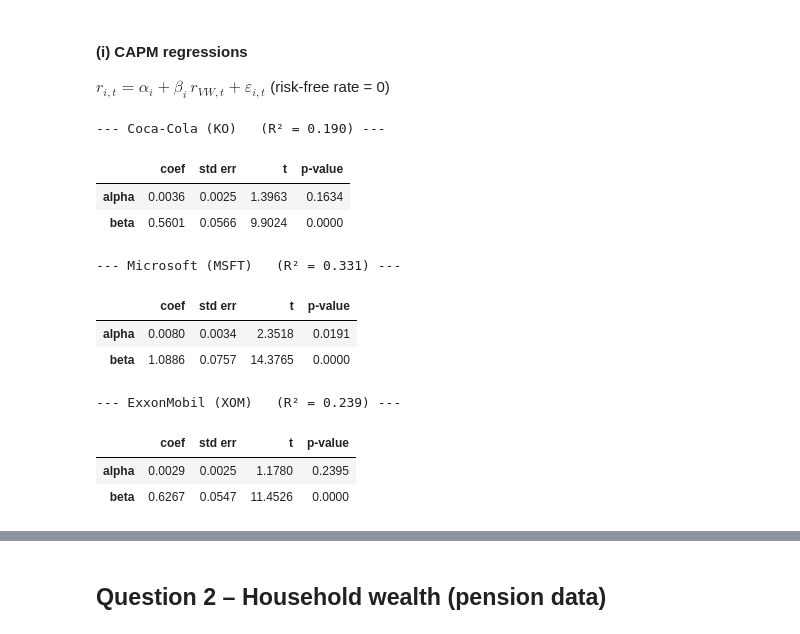
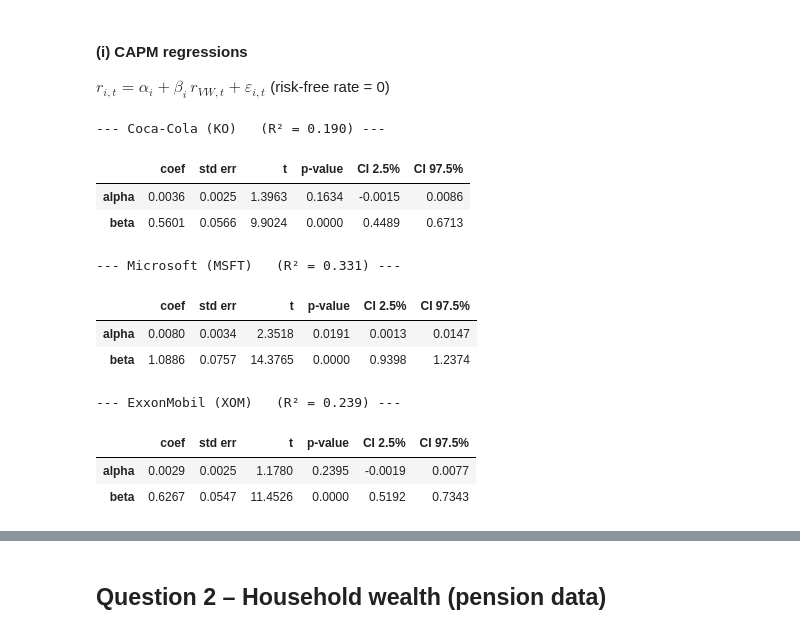
Before and after one commit to floxrm/HW1-Empirical-Methods-assignment-20261106-, a Jupyter notebook: hw1.ipynb, the cells around one changed output, grey strips where cells are left out. Drawn from its saved outputs; the diff is of its cells as text; code cells hidden in the pictures.

```diff
--- a/hw1.ipynb
+++ b/hw1.ipynb
@@ -223,22 +271,23 @@ $r_{i,t} = \alpha_i + \beta_i\, r_{VW,t} + \varepsilon_{i,t}$  (risk-free rate =
 # %%
 X = sm.add_constant(lr["VWRET"])                       # intercept (alpha) + market return (beta)
 capm = {}
 for c in ["COCACOLA", "MICROSOFT", "EXXON"]:
     capm[c] = sm.OLS(lr[c], X).fit()
     m = capm[c]
     print(f"--- {names[c]}   (R² = {m.rsquared:.3f}) ---")
-    display(pd.DataFrame({"coef": m.params, "std err": m.bse, "t": m.tvalues,
-                          "p-value": m.pvalues}).rename(index={"const": "alpha", "VWRET": "beta"}))
+    ci = m.conf_int()                                  # 95% confidence intervals
+    display(pd.DataFrame({"coef": m.params, "std err": m.bse, "t": m.tvalues, "p-value": m.pvalues,
+                          "CI 2.5%": ci[0], "CI 97.5%": ci[1]}).rename(index={"const": "alpha", "VWRET": "beta"}))
 # %% [output]
 --- Coca-Cola (KO)   (R² = 0.190) ---
-|  | coef | std err | t | p-value |
-| alpha | 0.0036 | 0.0025 | 1.3963 | 0.1634 |
-| beta | 0.5601 | 0.0566 | 9.9024 | 0.0000 |
+|  | coef | std err | t | p-value | CI 2.5% | CI 97.5% |
+| alpha | 0.0036 | 0.0025 | 1.3963 | 0.1634 | -0.0015 | 0.0086 |
+| beta | 0.5601 | 0.0566 | 9.9024 | 0.0000 | 0.4489 | 0.6713 |
 --- Microsoft (MSFT)   (R² = 0.331) ---
-|  | coef | std err | t | p-value |
-| alpha | 0.0080 | 0.0034 | 2.3518 | 0.0191 |
-| beta | 1.0886 | 0.0757 | 14.3765 | 0.0000 |
+|  | coef | std err | t | p-value | CI 2.5% | CI 97.5% |
+| alpha | 0.0080 | 0.0034 | 2.3518 | 0.0191 | 0.0013 | 0.0147 |
+| beta | 1.0886 | 0.0757 | 14.3765 | 0.0000 | 0.9398 | 1.2374 |
 --- ExxonMobil (XOM)   (R² = 0.239) ---
-|  | coef | std err | t | p-value |
-| alpha | 0.0029 | 0.0025 | 1.1780 | 0.2395 |
-| beta | 0.6267 | 0.0547 | 11.4526 | 0.0000 |
+|  | coef | std err | t | p-value | CI 2.5% | CI 97.5% |
+| alpha | 0.0029 | 0.0025 | 1.1780 | 0.2395 | -0.0019 | 0.0077 |
+| beta | 0.6267 | 0.0547 | 11.4526 | 0.0000 | 0.5192 | 0.7343 |
```
Also changed, not shown: parts of 8 cells of this notebook, 1 other file.
